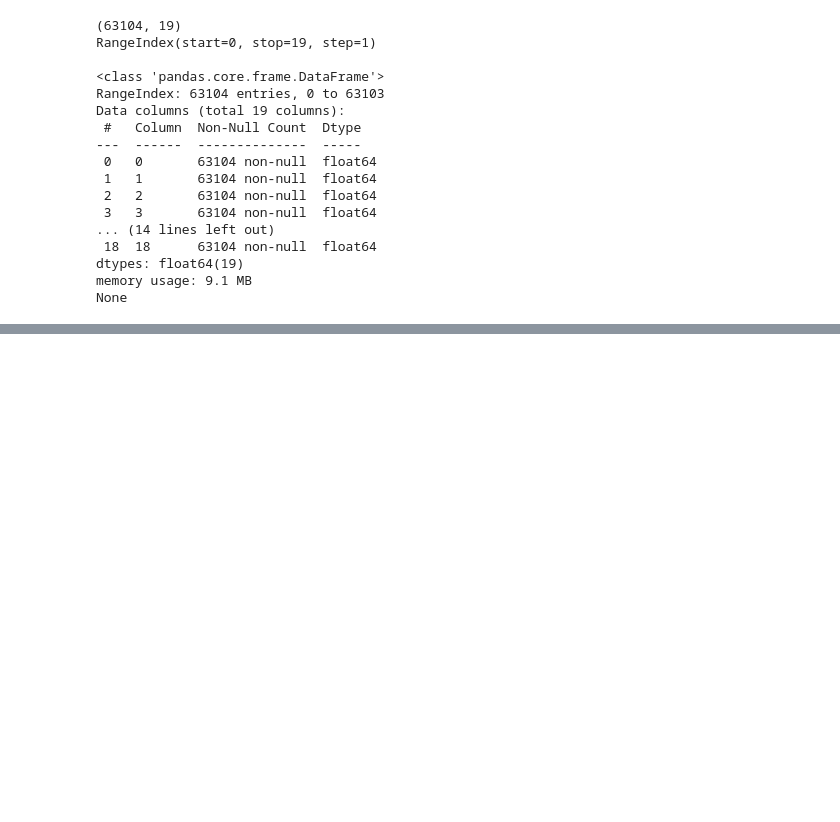
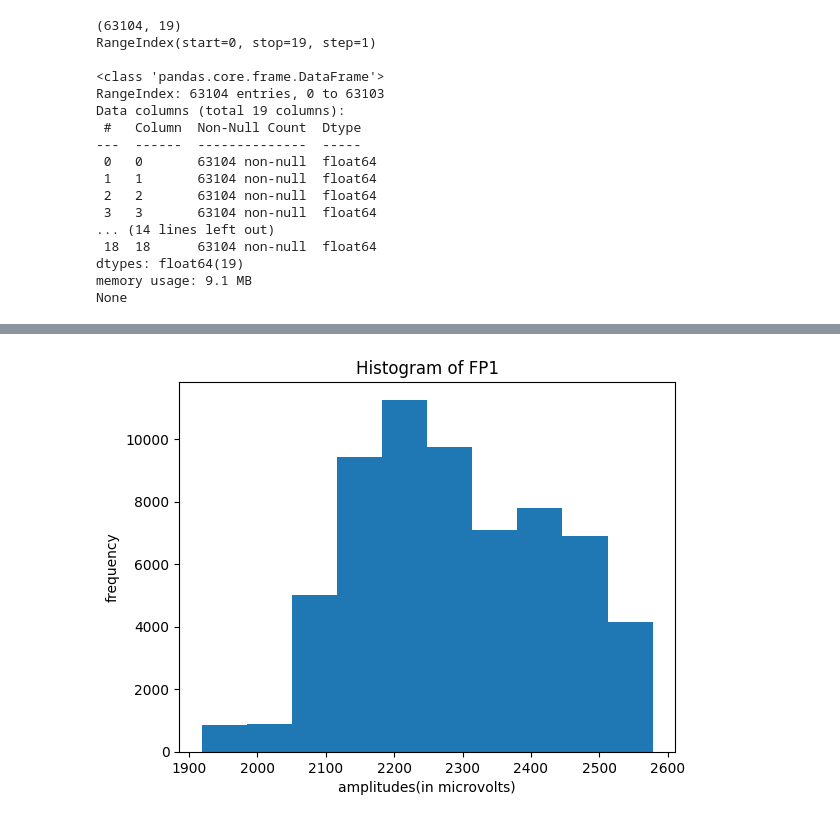
Before and after one commit to aparna-2001/machine_learning_using_python, a Jupyter notebook: level1_ML_foundation_BCI.ipynb, the cells around one changed output, grey strips where cells are left out. Drawn from its saved outputs; the diff is of its cells as text; code cells hidden in the pictures; blank space fills up the shorter version.

Commit message:
summary statistics, histogram

```diff
--- a/level1_ML_foundation_BCI.ipynb
+++ b/level1_ML_foundation_BCI.ipynb
@@ -132,0 +311,11 @@ What data type is each column? - each data type is float
+# %%
+headers = ['FP1', 'FP2', 'FC5', 'FC6', 'FZ', 'T7', 'CZ', 'T8',
+           'P7', 'P3', 'PZ', 'P4', 'P8', 'O1', 'Oz', 'O2']
+
+# Create a dictionary to map old column names (integers 1-16) to new headers
+column_mapping = {i + 1: header for i, header in enumerate(headers)}
+
+#renaming the columns
+signal_data_set = signal_data.rename(columns=column_mapping)
+
+signal_data_set
@@ -132,0 +336,10 @@ What data type is each column? - each data type is float
+# %%
+def plot_hist(data):
+    plt.hist(data)
+    plt.title(f'Histogram of {data.name}')
+    plt.xlabel('amplitudes(in microvolts)')
+    plt.ylabel('frequency')
+
+plot_hist(signal_data_set['FP1'])
+# %% [output]
+[figure, added]
```
Also changed, not shown: parts of 17 cells of this notebook.
